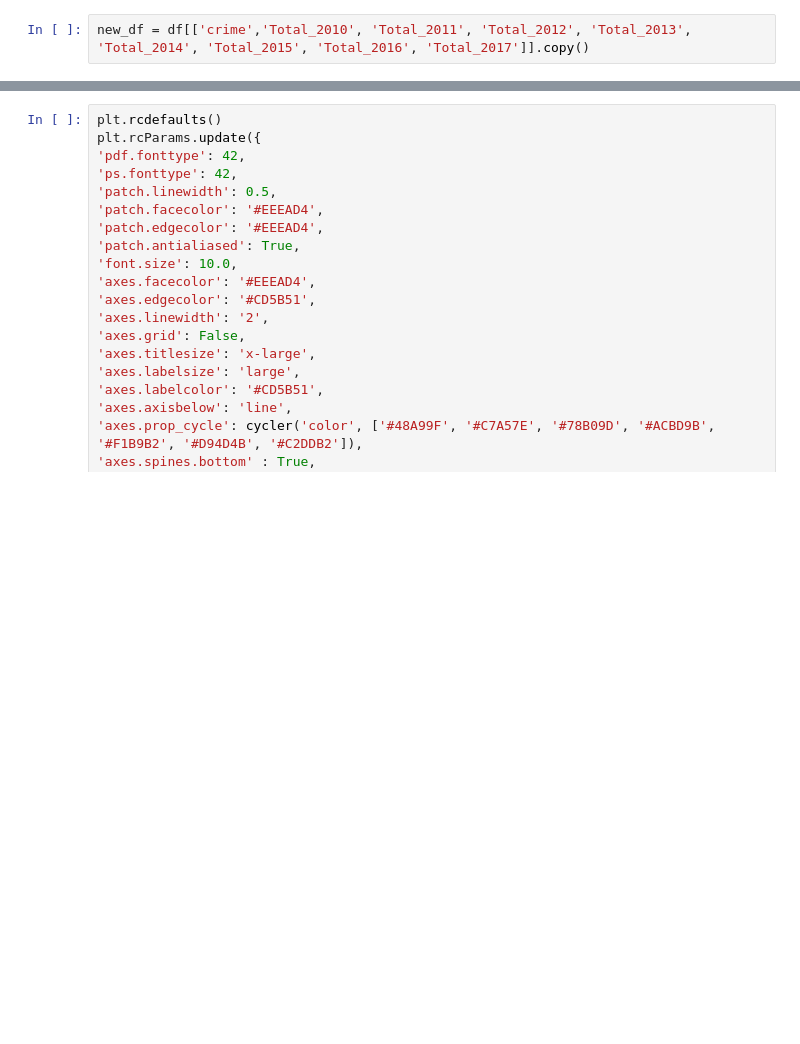
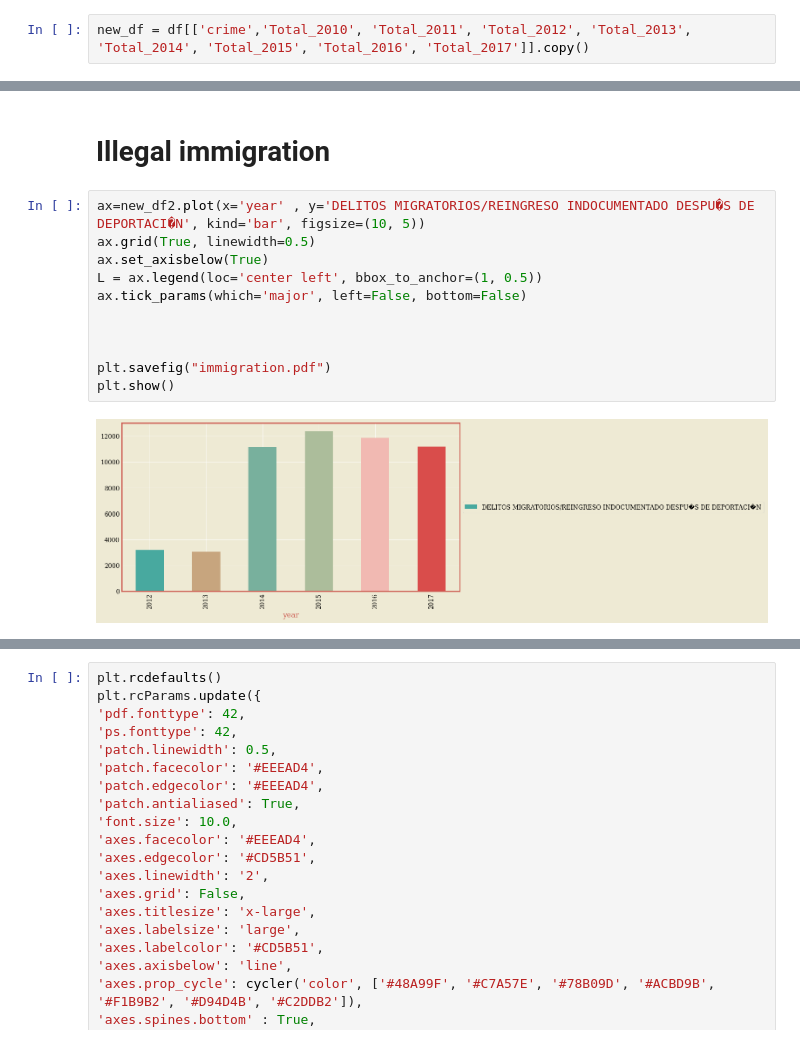
Before and after one commit to dbaptistr/data-studio, a Jupyter notebook: 02-project/Mexican crime abroad.ipynb, the cells around one changed output, grey strips where cells are left out. Cells and saved outputs as stored; diff of their text form; blank space fills up the shorter version.

```diff
--- a/02-project/Mexican crime abroad.ipynb
+++ b/02-project/Mexican crime abroad.ipynb
@@ -196,0 +341,15 @@ new_df
+# %% [markdown]
+# Illegal immigration
+# %%
+ax=new_df2.plot(x='year' , y='DELITOS MIGRATORIOS/REINGRESO INDOCUMENTADO DESPU�S DE DEPORTACI�N', kind='bar', figsize=(10, 5))
+ax.grid(True, linewidth=0.5)
+ax.set_axisbelow(True)
+L = ax.legend(loc='center left', bbox_to_anchor=(1, 0.5))
+ax.tick_params(which='major', left=False, bottom=False)
+
+
+
+plt.savefig("immigration.pdf")
+plt.show()
+# %% [output]
+[figure, added]
```
Also changed, not shown: parts of 53 cells of this notebook.
